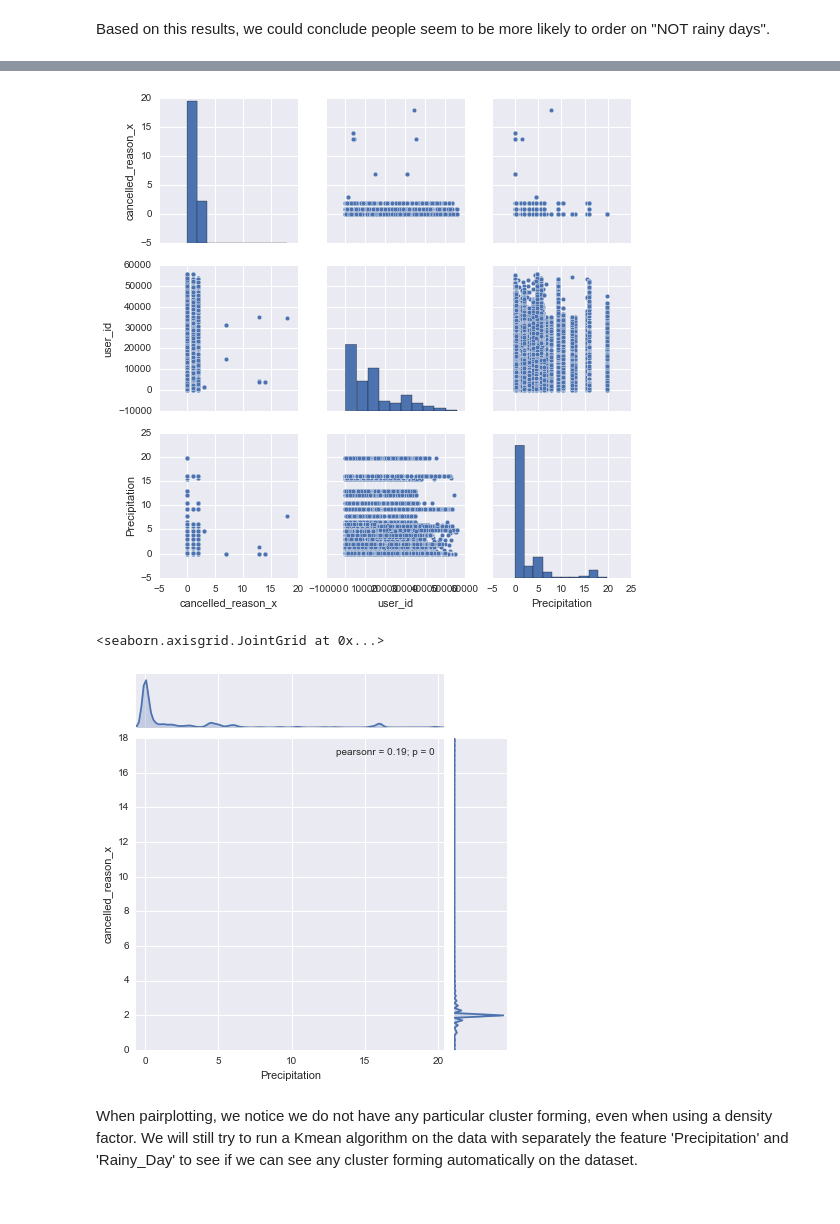
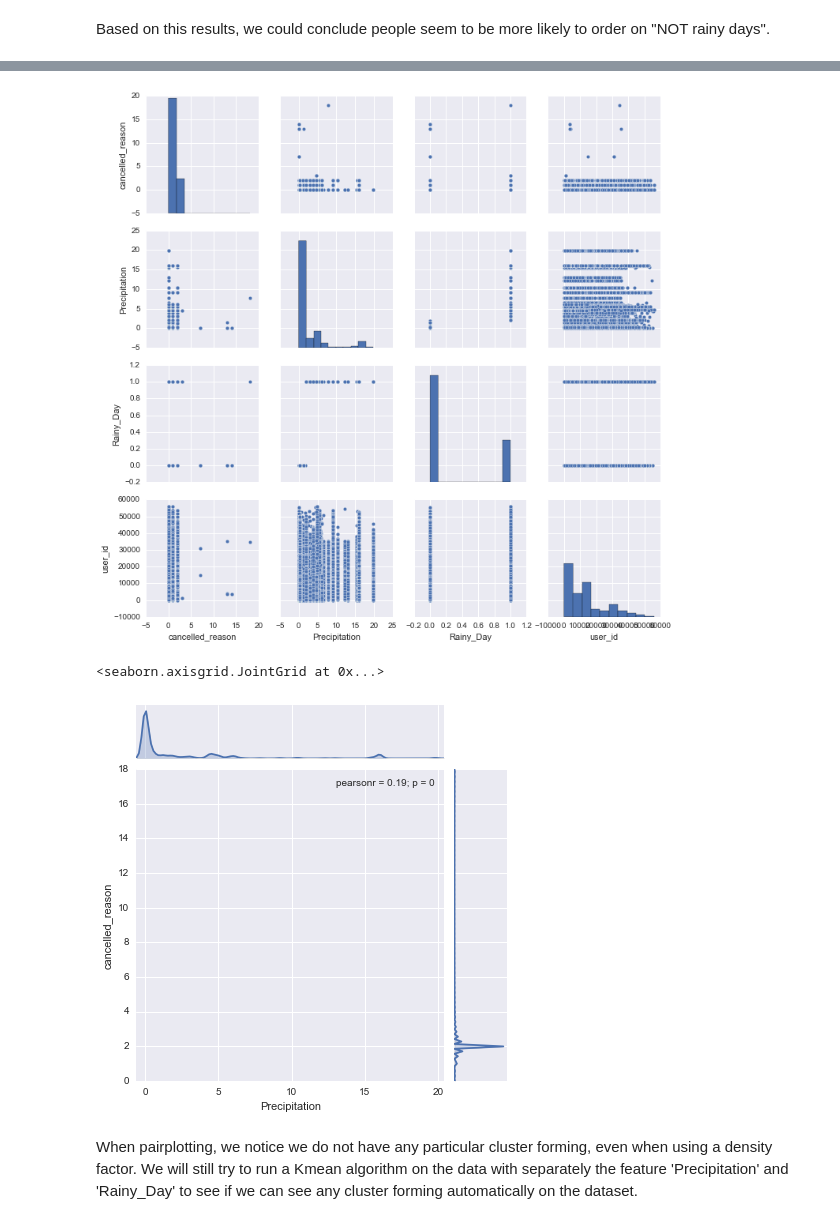
Before and after one commit to Bayakissa/Analytics_Test, a Jupyter notebook: Analytics_Test.ipynb, the cells around one changed output, grey strips where cells are left out. Cells and saved outputs as stored; diff of their text form; code cells hidden in the pictures.

```diff
--- a/Analytics_Test.ipynb
+++ b/Analytics_Test.ipynb
@@ -25,7 +25,7 @@ orders = '../Weather_Impact/example_orders.csv'
 weather = '../Weather_Impact/example_weather.csv'
 # %%
 orders_df = pd.read_csv(orders, sep=',',header=0, encoding='latin-1', error_bad_lines=False,index_col = 0)
-weather_df = pd.read_csv(weather, sep=',',header=0, encoding='latin-1', date_parser=lambda t: datetime.date.strptime(t, '%Y-%m-%d').date(), error_bad_lines=False)
+weather_df = pd.read_csv(weather, sep=';',header=0, encoding='latin-1', date_parser=lambda t: datetime.date.strptime(t, '%Y-%m-%d').date(), error_bad_lines=False)
 # %%
 # Converting dates to the same format
 
@@ -37,7 +37,7 @@ orders_df['day'] = orders_df['day'].apply(lambda x:x.date().strftime('%d/%m/%Y')
 # %%
 # Rearranging dataset and summing precipitation per day
 
-weather_df = weather_df.drop(['Unnamed: 2', 'Unnamed: 3'], 1)
+#weather_df = weather_df.drop(['Unnamed: 2', 'Unnamed: 3'], 1)
 weather_df = weather_df[weather_df['Precipitation'] != 'n/a']
 weather_df['Precipitation'] = [ float(_) for _ in weather_df['Precipitation']]
 weather_df = weather_df.groupby(by=['Time'], as_index=False)['Precipitation'].sum()
@@ -71,7 +55,7 @@ sns.distplot(weather_df.Precipitation)
 # Joining both datasets by date
 
 order_weather = orders_df.merge(weather_df, left_on=['day'], right_on=['Time'], how='inner')
-order_weather = order_weather.drop('Time', 1)
+#order_weather = order_weather.drop('Time', 1)
 # %%
 threshold = weather_df.Precipitation.mean()
 threshold
@@ -214,12 +140,14 @@ cluster_test
+# %%
+cluster_test = cluster_test.drop(['day', 'Time'], 1)
 # %%
 plot = sns.pairplot(cluster_test)
 # %% [output]
-[figure, old version]
+[figure, new version]
 # %%
-sns.jointplot(cluster_test.Precipitation,cluster_test.cancelled_reason_x,kind='kde')
+sns.jointplot(cluster_test.Precipitation,cluster_test.cancelled_reason,kind='kde')
 # %% [output]
 <seaborn.axisgrid.JointGrid at 0x...>
-[figure, old version]
+[figure, new version]
 # %% [markdown]
 When pairplotting, we notice we do not have any particular cluster forming, even when using a density factor.
 We will still try to run a Kmean algorithm on the data with separately the feature 'Precipitation' and 'Rainy_Day' to see if we can see any cluster forming automatically on the dataset.
```
Also changed, not shown: parts of 22 cells of this notebook.
